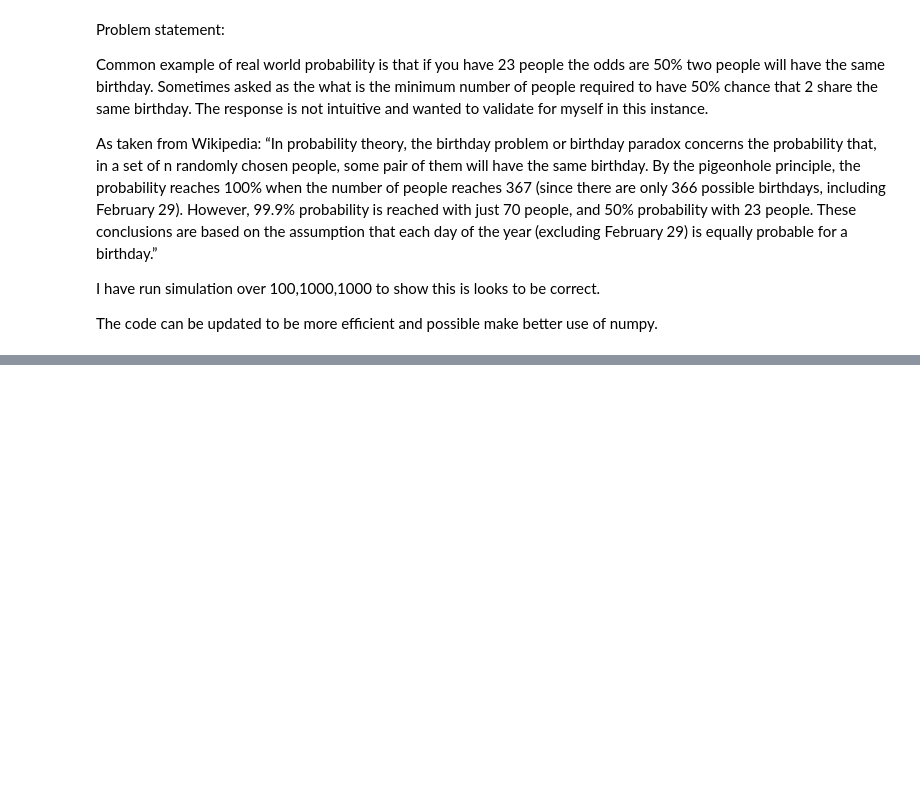
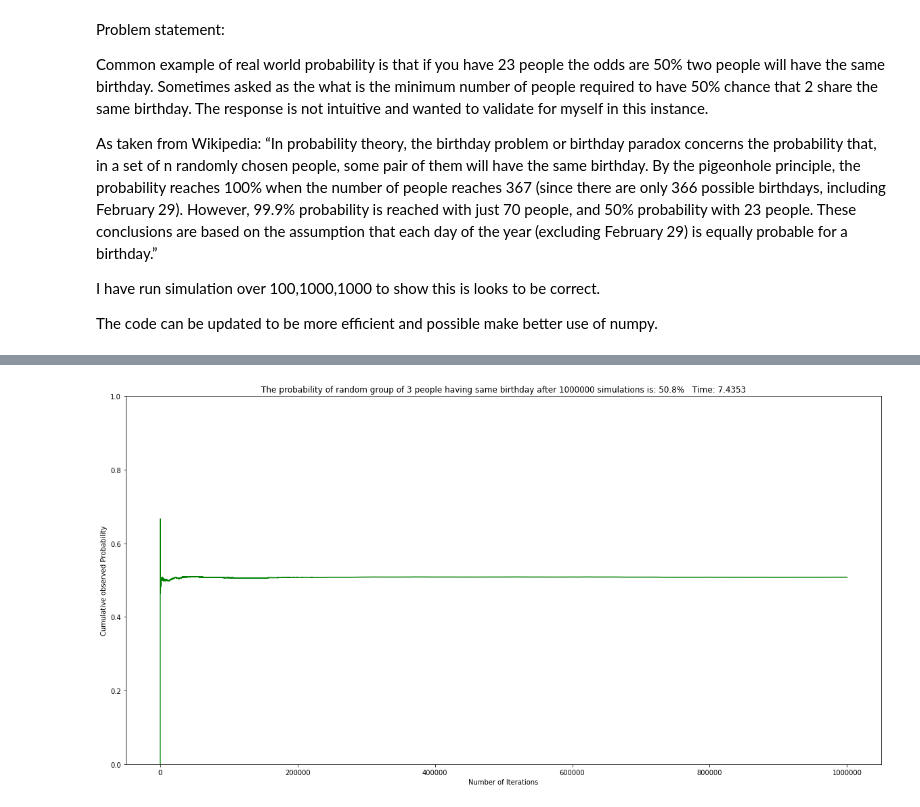
Before and after one commit to vipulpopat/MSCAI_CE4021_Week6, a Jupyter notebook: Etivity6.ipynb, the cells around one changed output, grey strips where cells are left out. Saved outputs shown, nothing was run; the diff lists cells and outputs as text; code cells hidden in the pictures; blank space fills up the shorter version.

```diff
--- a/Etivity6.ipynb
+++ b/Etivity6.ipynb
@@ -65,0 +124,4 @@ run_simulation(10000,'blue')
+# %%
+plot_time_simulation(1000000,23,'Orig','green')
+# %% [output]
+[figure, added]
```
Also changed, not shown: parts of 13 cells of this notebook.
